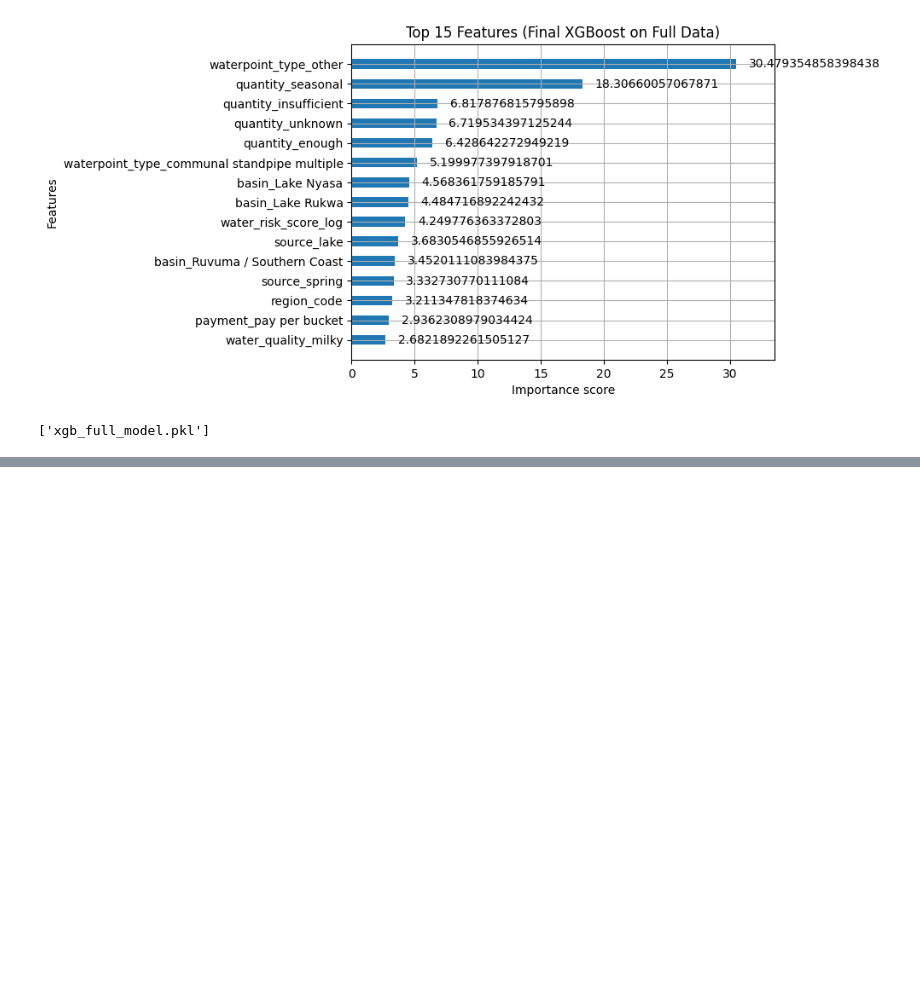
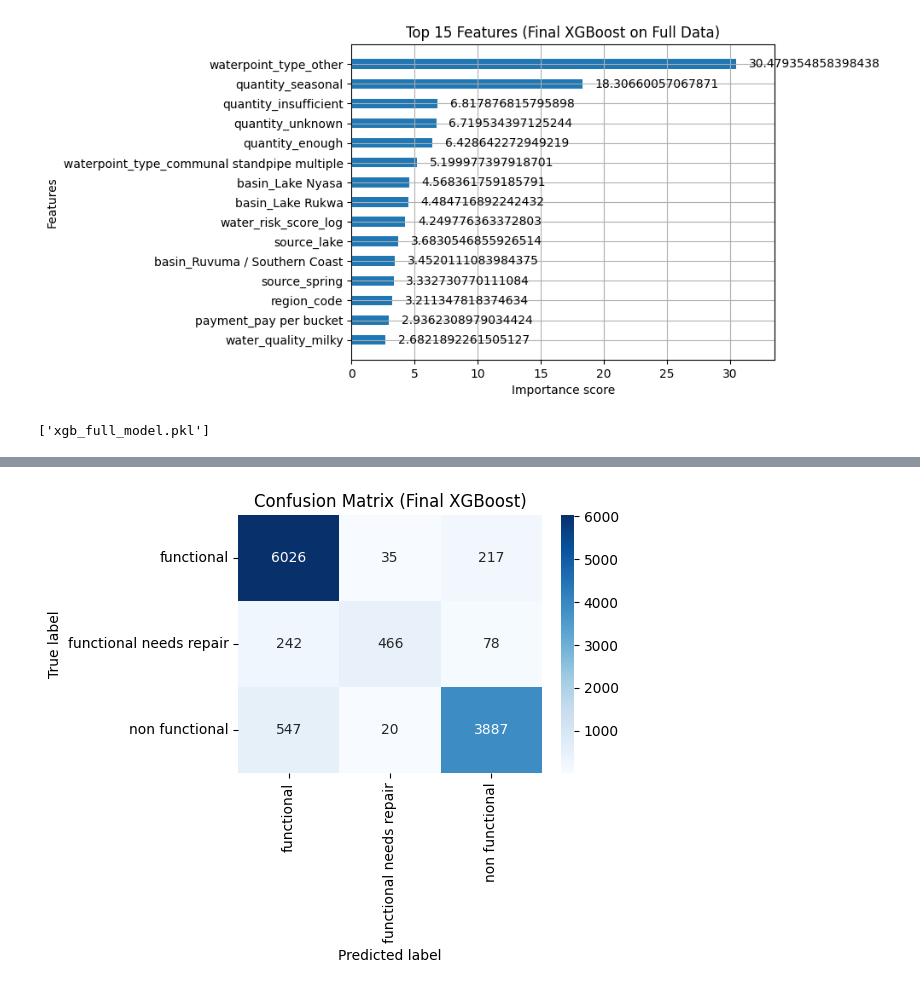
Before and after one commit to jimbodonahue/water_pumps, a Jupyter notebook: notebooks/Sprint2_continued_XGBoost.ipynb, the cells around one changed output, grey strips where cells are left out. Cells and saved outputs as stored; diff of their text form; code cells hidden in the pictures; blank space fills up the shorter version.

```diff
--- a/notebooks/Sprint2_continued_XGBoost.ipynb
+++ b/notebooks/Sprint2_continued_XGBoost.ipynb
@@ -169,0 +174,10 @@ joblib.dump(final_model, "xgb_full_model.pkl")
+# %%
+# Load raw training data + labels
+feat = pd.read_csv(os.path.join(data_path, "final_data.csv"))
+lbl  = pd.read_csv(os.path.join(data_path, "train_labels.csv"))
+# Drop any stray status_group in feat so merge is clean
+if "status_group" in feat.columns:
+    feat = feat.drop(columns=["status_group"])
+
+#Merge on 'id'
+df = feat.merge(lbl, on="id", how="inner")
@@ -169,0 +205,4 @@ joblib.dump(final_model, "xgb_full_model.pkl")
+# %%
+model = joblib.load("xgb_full_model.pkl")
+y_pred = model.predict(X_test)
+print(classification_report(y_test, y_pred))
@@ -169,0 +219,23 @@ joblib.dump(final_model, "xgb_full_model.pkl")
+# %%
+from sklearn.metrics import confusion_matrix
+labels = ['functional', 'functional needs repair', 'non functional']
+
+# confusion matrix (rows=true, cols=predicted)
+cm = confusion_matrix(y_test, y_pred)
+
+plt.figure(figsize=(6, 5))
+sns.heatmap(
+    cm,
+    annot=True,
+    fmt="d",
+    cmap="Blues",
+    xticklabels=labels,
+    yticklabels=labels
+)
+plt.xlabel("Predicted label")
+plt.ylabel("True label")
+plt.title("Confusion Matrix (Final XGBoost)")
+plt.tight_layout()
+plt.show()
+# %% [output]
+[figure, added]
```
Also changed, not shown: parts of 11 cells of this notebook, 15 other files.
